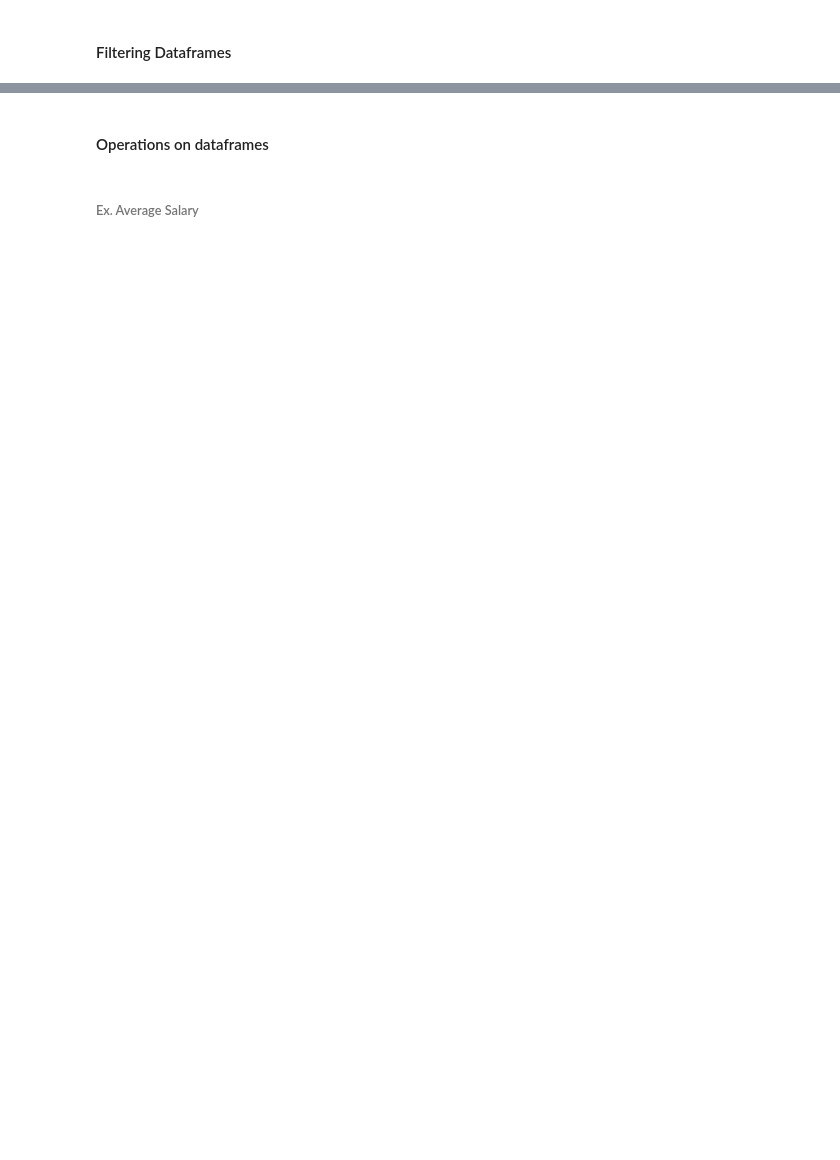
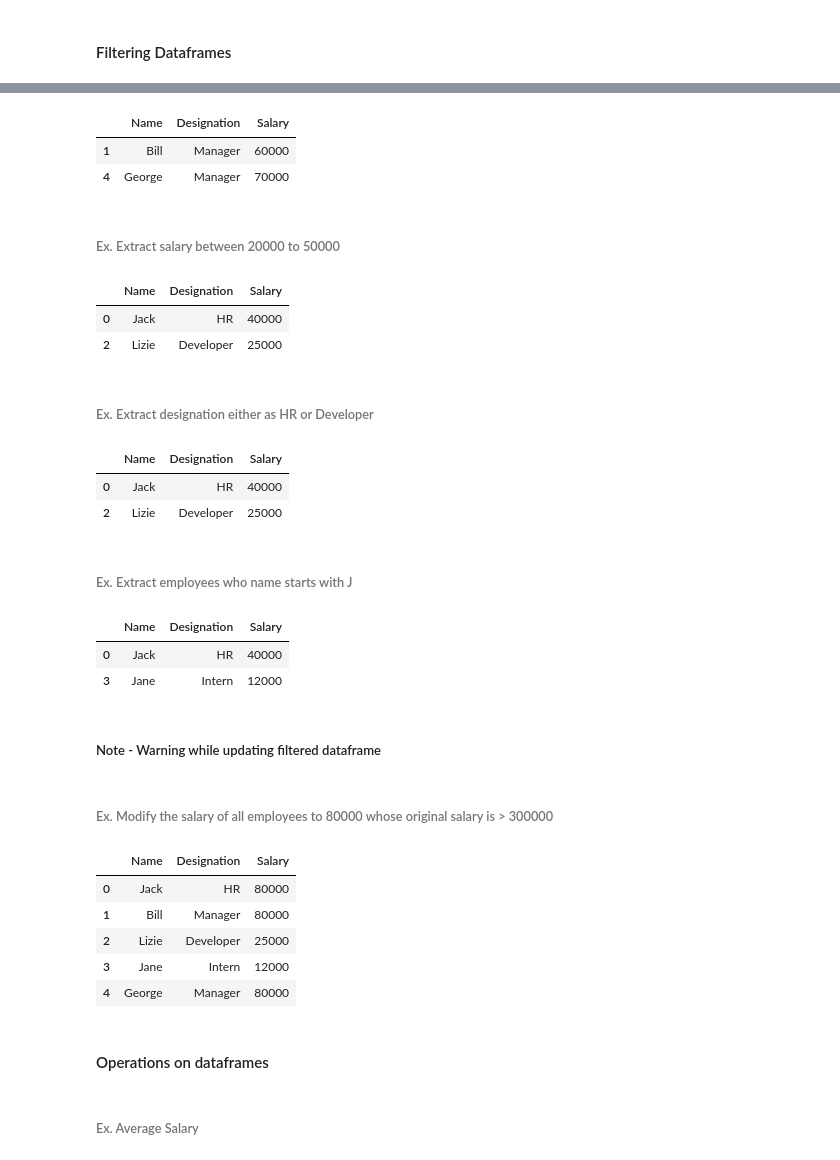
Before and after one commit to knowledge-corner/Optum_Global_nov_24, a Jupyter notebook: Day - 2.ipynb, the cells around one changed output, grey strips where cells are left out. Cells and saved outputs as stored; diff of their text form; code cells hidden in the pictures; blank space fills up the shorter version.

```diff
--- a/Day - 2.ipynb
+++ b/Day - 2.ipynb
@@ -456,3 +619,47 @@ df
+# %%
+df[df["Salary"] > 50000]
+# %% [output]
+|  | Name | Designation | Salary |
+| 1 | Bill | Manager | 60000 |
+| 4 | George | Manager | 70000 |
+# %% [markdown]
+###### Ex. Extract salary between 20000 to 50000
+# %%
+df[df["Salary"].between(20000, 50000)]
+# %% [output]
+|  | Name | Designation | Salary |
+| 0 | Jack | HR | 40000 |
+| 2 | Lizie | Developer | 25000 |
+# %% [markdown]
+###### Ex. Extract designation either as HR or Developer
+# %%
+df[df.Designation.isin(("HR", "Developer"))]
+# %% [output]
+|  | Name | Designation | Salary |
+| 0 | Jack | HR | 40000 |
+| 2 | Lizie | Developer | 25000 |
+# %% [markdown]
+###### Ex. Extract employees who name starts with J
+# %%
+df[df.Name.str.startswith("J")]
+# %% [output]
+|  | Name | Designation | Salary |
+| 0 | Jack | HR | 40000 |
+| 3 | Jane | Intern | 12000 |
+# %% [markdown]
+##### Note - Warning while updating filtered dataframe
+# %% [markdown]
+###### Ex. Modify the salary of all employees to 80000 whose original salary is > 300000
+# %%
+df.loc[df.Salary > 30000, "Salary"] = 80000
+df
+# %% [output]
+|  | Name | Designation | Salary |
+| 0 | Jack | HR | 80000 |
+| 1 | Bill | Manager | 80000 |
+| 2 | Lizie | Developer | 25000 |
+| 3 | Jane | Intern | 12000 |
+| 4 | George | Manager | 80000 |
 # %% [markdown]
 #### Operations on dataframes
 # %% [markdown]
```
Also changed, not shown: parts of 49 cells of this notebook, 6 other files.
